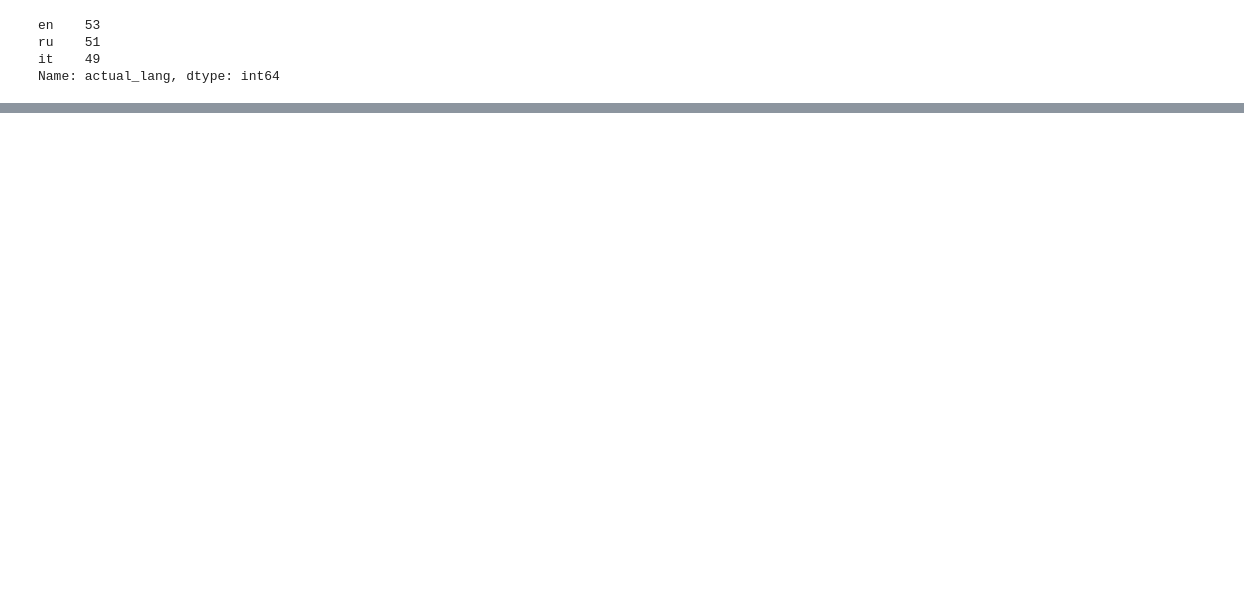
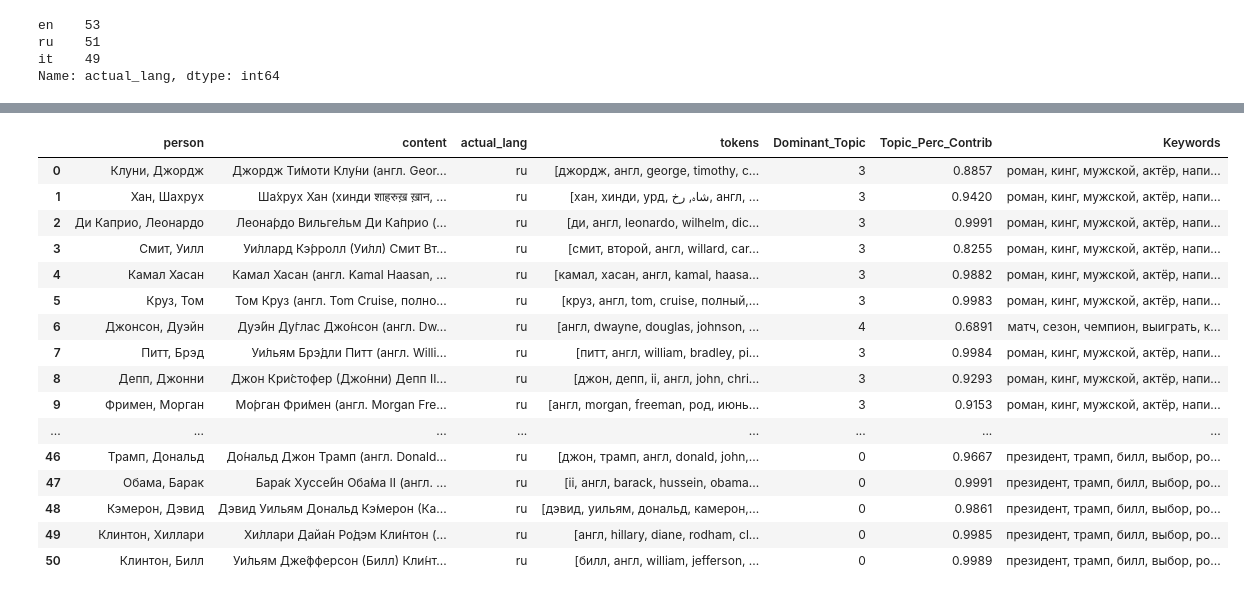
Before and after one commit to bhavesh-chainani/topic_modelling, a Jupyter notebook: scripts/topic_modelling.ipynb, the cells around one changed output, grey strips where cells are left out. Saved outputs shown, nothing was run; the diff lists cells and outputs as text; code cells hidden in the pictures; blank space fills up the shorter version.

```diff
--- a/scripts/topic_modelling.ipynb
+++ b/scripts/topic_modelling.ipynb
@@ -82,0 +134,2 @@ for summary in nlp.pipe(reports['summary']):
+# %%
+lda_model = LdaMulticore(corpus=corpus, id2word=dictionary, iterations=100, num_topics=num_topics, workers = 4, passes=100)
@@ -83,32 +163,51 @@ for summary in nlp.pipe(reports['summary']):
 # %%
-def format_topics_sentences(ldamodel=None, corpus=corpus, texts=data):
+def format_topics_sentences(ldamodel=None, corpus=corpus, texts=df['tokens']):
     # Init output
     sent_topics_df = pd.DataFrame()
 
     # Get main topic in each document
     for i, row_list in enumerate(ldamodel[corpus]):
         row = row_list[0] if ldamodel.per_word_topics else row_list
         # print(row)
         row = sorted(row, key=lambda x: (x[1]), reverse=True)
         # Get the Dominant topic, Perc Contribution and Keywords for each document
         for j, (topic_num, prop_topic) in enumerate(row):
             if j == 0:  # => dominant topic
                 wp = ldamodel.show_topic(topic_num)
                 topic_keywords = ", ".join([word for word, prop in wp])
                 sent_topics_df = sent_topics_df.append(pd.Series([int(topic_num), round(prop_topic,4), topic_keywords]), ignore_index=True)
             else:
                 break
     sent_topics_df.columns = ['Dominant_Topic', 'Perc_Contribution', 'Topic_Keywords']
 
     # Add original text to the end of the output
-    contents = pd.Series(texts)
-    sent_topics_df = pd.concat([sent_topics_df, contents], axis=1)
+#     contents = pd.Series(texts)
+#     sent_topics_df = pd.concat([sent_topics_df, df], axis=1)
     return(sent_topics_df)
 
 
-df_topic_sents_keywords = format_topics_sentences(ldamodel=lda_model, corpus=corpus, texts=data_ready)
+df_topic_sents_keywords = format_topics_sentences(ldamodel=lda_model, corpus=corpus, texts=df['tokens'])
 
 # Format
-df_dominant_topic = df_topic_sents_keywords.reset_index()
-df_dominant_topic.columns = ['Document_No', 'Dominant_Topic', 'Topic_Perc_Contrib', 'Keywords', 'Text']
-df_dominant_topic.head(10)
+df_dominant_topic = df_topic_sents_keywords.reset_index(drop=True)
+df_dominant_topic.columns = ['Dominant_Topic', 'Topic_Perc_Contrib', 'Keywords']
+df_dominant_topic = pd.concat([df,df_dominant_topic], axis=1)
+df_dominant_topic
+# %% [output]
+|  | person | content | actual_lang | tokens | Dominant_Topic | Topic_Perc_Contrib | Keywords |
+| 0 | Клуни, Джордж | Джордж Ти́моти Клу́ни (англ. Geor... | ru | [джордж, англ, george, timothy, c... | 3 | 0.8857 | роман, кинг, мужской, актёр, напи... |
+| 1 | Хан, Шахрух | Ша́хрух Хан (хинди शाहरुख़ ख़ान, ... | ru | [хан, хинди, урд, شاہ, رخ, англ, ... | 3 | 0.9420 | роман, кинг, мужской, актёр, напи... |
+| 2 | Ди Каприо, Леонардо | Леона́рдо Вильге́льм Ди Ка́прио (... | ru | [ди, англ, leonardo, wilhelm, dic... | 3 | 0.9991 | роман, кинг, мужской, актёр, напи... |
+| 3 | Смит, Уилл | Уи́ллард Кэ́рролл (Уи́лл) Смит Вт... | ru | [смит, второй, англ, willard, car... | 3 | 0.8255 | роман, кинг, мужской, актёр, напи... |
+| 4 | Камал Хасан | Камал Хасан (англ. Kamal Haasan, ... | ru | [камал, хасан, англ, kamal, haasa... | 3 | 0.9882 | роман, кинг, мужской, актёр, напи... |
+| 5 | Круз, Том | Том Круз (англ. Tom Cruise, полно... | ru | [круз, англ, tom, cruise, полный,... | 3 | 0.9983 | роман, кинг, мужской, актёр, напи... |
+| 6 | Джонсон, Дуэйн | Дуэ́йн Ду́глас Джо́нсон (англ. Dw... | ru | [англ, dwayne, douglas, johnson, ... | 4 | 0.6891 | матч, сезон, чемпион, выиграть, к... |
+| 7 | Питт, Брэд | Уи́льям Брэ́дли Питт (англ. Willi... | ru | [питт, англ, william, bradley, pi... | 3 | 0.9984 | роман, кинг, мужской, актёр, напи... |
+| 8 | Депп, Джонни | Джон Кри́стофер (Джо́нни) Депп II... | ru | [джон, депп, ii, англ, john, chri... | 3 | 0.9293 | роман, кинг, мужской, актёр, напи... |
+| 9 | Фримен, Морган | Мо́рган Фри́мен (англ. Morgan Fre... | ru | [англ, morgan, freeman, род, июнь... | 3 | 0.9153 | роман, кинг, мужской, актёр, напи... |
+| ... | ... | ... | ... | ... | ... | ... | ... |
+| 46 | Трамп, Дональд | До́нальд Джон Трамп (англ. Donald... | ru | [джон, трамп, англ, donald, john,... | 0 | 0.9667 | президент, трамп, билл, выбор, ро... |
+| 47 | Обама, Барак | Бара́к Хуссе́йн Оба́ма II (англ. ... | ru | [ii, англ, barack, hussein, obama... | 0 | 0.9991 | президент, трамп, билл, выбор, ро... |
+| 48 | Кэмерон, Дэвид | Дэвид Уильям Дональд Кэ́мерон (Ка... | ru | [дэвид, уильям, дональд, камерон,... | 0 | 0.9861 | президент, трамп, билл, выбор, ро... |
+| 49 | Клинтон, Хиллари | Хи́ллари Дайа́н Ро́дэм Кли́нтон (... | ru | [англ, hillary, diane, rodham, cl... | 0 | 0.9985 | президент, трамп, билл, выбор, ро... |
+| 50 | Клинтон, Билл | Уи́льям Дже́фферсон (Билл) Кли́нт... | ru | [билл, англ, william, jefferson, ... | 0 | 0.9989 | президент, трамп, билл, выбор, ро... |
```
Also changed, not shown: parts of 23 cells of this notebook, 13 other files.
